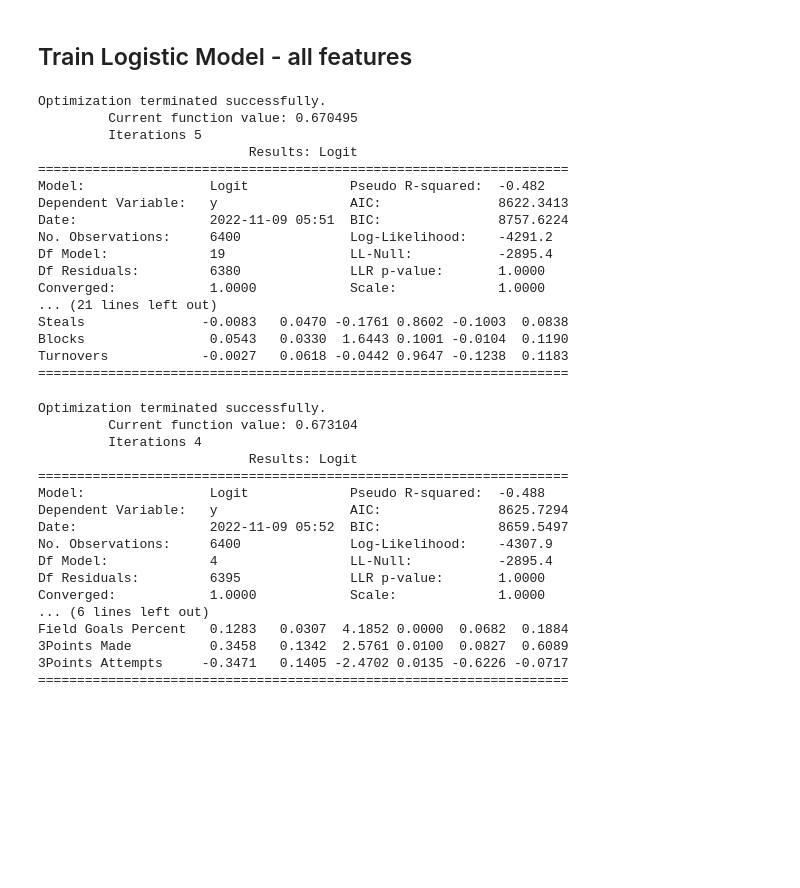
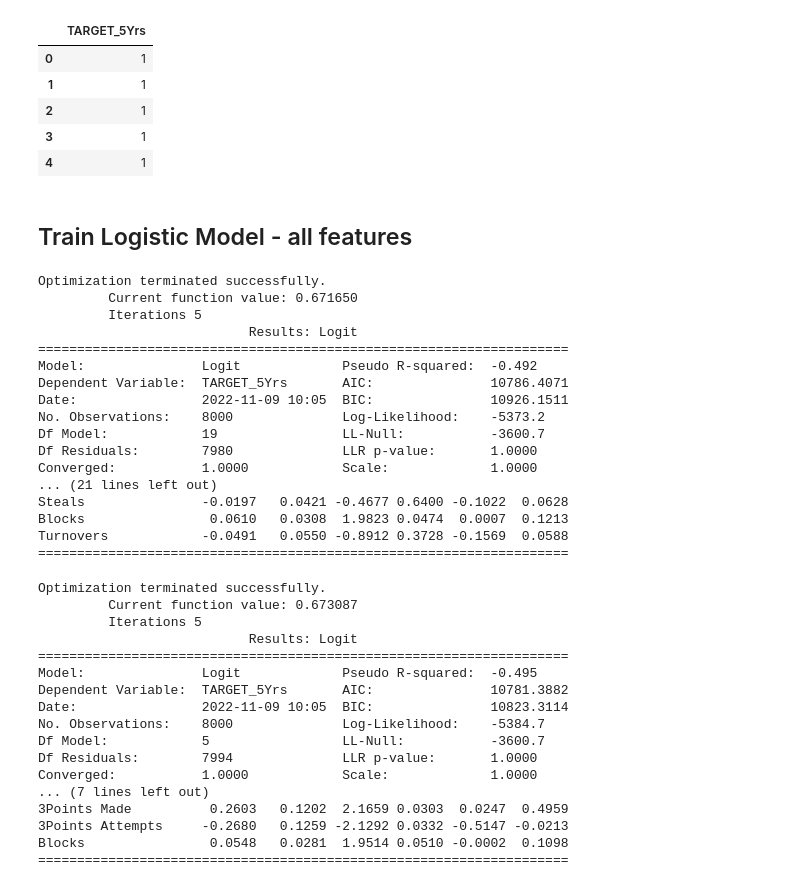
Before and after one commit to aprilgum/adv-dsi-2022-at1-grp4, a Jupyter notebook: nba-career-prediction/notebooks/nommesen_april-week1-logreg1.ipynb, the cells around one changed output. Saved outputs shown, nothing was run; the diff lists cells and outputs as text; code cells hidden in the pictures; blank space fills up the shorter version.

```diff
--- a/nba-career-prediction/notebooks/nommesen_april-week1-logreg1.ipynb
+++ b/nba-career-prediction/notebooks/nommesen_april-week1-logreg1.ipynb
@@ -62,3 +49,15 @@ array([1, 1, 1, ..., 0, 1, 1])
+# %%
+y_ftrain = pd.DataFrame(target_var,
+             columns=['TARGET_5Yrs'])
+
+y_ftrain.head()
+# %% [output]
+|  | TARGET_5Yrs |
+| 0 | 1 |
+| 1 | 1 |
+| 2 | 1 |
+| 3 | 1 |
+| 4 | 1 |
 # %% [markdown]
 ## Train Logistic Model - all features
 # %%
@@ -84,26 +83,26 @@ cols=['Games Played',
 # %%
 import statsmodels.api as sm
 
-logit_model=sm.Logit(y_train,X_train)
+logit_model=sm.Logit(y_ftrain,X_ftrain)
 result=logit_model.fit()
 print(result.summary2())
 # %% [output]
 Optimization terminated successfully.
-         Current function value: 0.670495
+         Current function value: 0.671650
          Iterations 5
                            Results: Logit
 ====================================================================
-Model:                Logit             Pseudo R-squared:  -0.482
-Dependent Variable:   y                 AIC:               8622.3413
-Date:                 2022-11-09 05:51  BIC:               8757.6224
-No. Observations:     6400              Log-Likelihood:    -4291.2
-Df Model:             19                LL-Null:           -2895.4
-Df Residuals:         6380              LLR p-value:       1.0000
-Converged:            1.0000            Scale:             1.0000
+Model:               Logit             Pseudo R-squared:  -0.492
+Dependent Variable:  TARGET_5Yrs       AIC:               10786.4071
+Date:                2022-11-09 10:05  BIC:               10926.1511
+No. Observations:    8000              Log-Likelihood:    -5373.2
+Df Model:            19                LL-Null:           -3600.7
+Df Residuals:        7980              LLR p-value:       1.0000
+Converged:           1.0000            Scale:             1.0000
 ... (21 lines left out)
-Steals               -0.0083   0.0470 -0.1761 0.8602 -0.1003  0.0838
-Blocks                0.0543   0.0330  1.6443 0.1001 -0.0104  0.1190
-Turnovers            -0.0027   0.0618 -0.0442 0.9647 -0.1238  0.1183
+Steals               -0.0197   0.0421 -0.4677 0.6400 -0.1022  0.0628
+Blocks                0.0610   0.0308  1.9823 0.0474  0.0007  0.1213
+Turnovers            -0.0491   0.0550 -0.8912 0.3728 -0.1569  0.0588
 ====================================================================
 # %%
 cols=['Games Played',
@@ -113,7 +112,7 @@ cols=['Games Played',
     'Field Goals Attempts',
     'Field Goals Percent',
     '3Points Made',
-    '3Points Attempts'
+    '3Points Attempts',
     # '3Points Percent',
     # 'Free Throw Made',
     # 'Free Throw Attempts',
@@ -123,33 +122,33 @@ cols=['Games Played',
     # 'Rebounds',
     # 'Assists',
     # 'Steals',
-    # 'Blocks',
+    'Blocks'
     # 'Turnovers'
      ]
 
-X=X_train[cols]
-y=y_train
+X=X_ftrain[cols]
+y=y_ftrain
 
 logit_model=sm.Logit(y,X)
 result=logit_model.fit()
 print(result.summary2())
 # %% [output]
 Optimization terminated successfully.
-         Current function value: 0.673104
-         Iterations 4
+         Current function value: 0.673087
+         Iterations 5
                            Results: Logit
 ====================================================================
-Model:                Logit             Pseudo R-squared:  -0.488
-Dependent Variable:   y                 AIC:               8625.7294
-Date:                 2022-11-09 05:52  BIC:               8659.5497
-No. Observations:     6400              Log-Likelihood:    -4307.9
-Df Model:             4                 LL-Null:           -2895.4
-Df Residuals:         6395              LLR p-value:       1.0000
-Converged:            1.0000            Scale:             1.0000
-... (6 lines left out)
-Field Goals Percent   0.1283   0.0307  4.1852 0.0000  0.0682  0.1884
-3Points Made          0.3458   0.1342  2.5761 0.0100  0.0827  0.6089
-3Points Attempts     -0.3471   0.1405 -2.4702 0.0135 -0.6226 -0.0717
+Model:               Logit             Pseudo R-squared:  -0.495
+Dependent Variable:  TARGET_5Yrs       AIC:               10781.3882
+Date:                2022-11-09 10:05  BIC:               10823.3114
+No. Observations:    8000              Log-Likelihood:    -5384.7
+Df Model:            5                 LL-Null:           -3600.7
+Df Residuals:        7994              LLR p-value:       1.0000
+Converged:           1.0000            Scale:             1.0000
+... (7 lines left out)
+3Points Made          0.2603   0.1202  2.1659 0.0303  0.0247  0.4959
+3Points Attempts     -0.2680   0.1259 -2.1292 0.0332 -0.5147 -0.0213
+Blocks                0.0548   0.0281  1.9514 0.0510 -0.0002  0.1098
 ====================================================================
 # %%
 cols=['Games Played',
```
Also changed, not shown: parts of 34 cells of this notebook, 4 other files.
